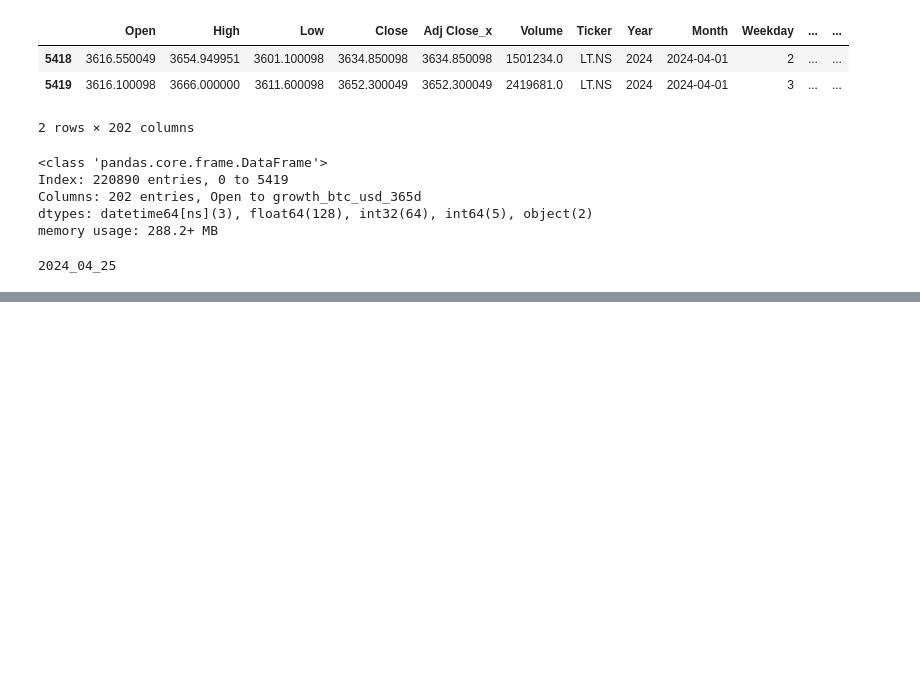
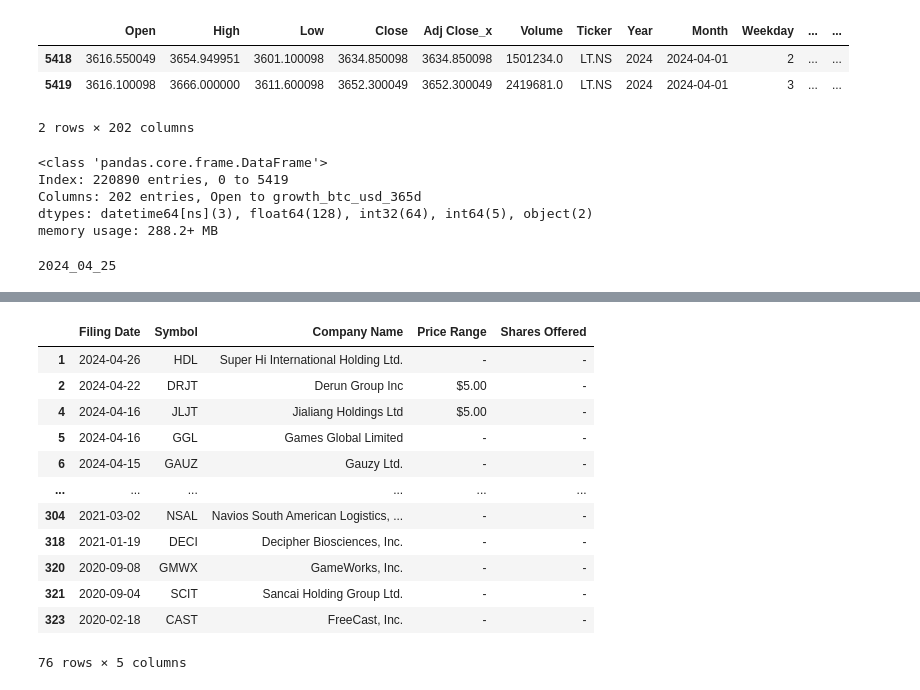
Before and after one commit to lucapug/dtc-stock-markets-analytics-zoomcamp, a Jupyter notebook: cohorts/2024/SMA_zoomcamp_lab2_and_HW2.ipynb, the cells around one changed output, grey strips where cells are left out. Cells and saved outputs as stored; diff of their text form; code cells hidden in the pictures; blank space fills up the shorter version.

```diff
--- a/cohorts/2024/SMA_zoomcamp_lab2_and_HW2.ipynb
+++ b/cohorts/2024/SMA_zoomcamp_lab2_and_HW2.ipynb
@@ -2413,0 +2469,17 @@ m16.to_parquet(f'stocks_df_combined_{date_str}.parquet.brotli',
+# %%
+missing_shares_offered_df = ipo_filings[ipo_filings['Shares Offered'].astype(str).str.find('-') >= 0]
+missing_shares_offered_df
+# %% [output]
+|  | Filing Date | Symbol | Company Name | Price Range | Shares Offered |
+| 1 | 2024-04-26 | HDL | Super Hi International Holding Ltd. | - | - |
+| 2 | 2024-04-22 | DRJT | Derun Group Inc | $5.00 | - |
+| 4 | 2024-04-16 | JLJT | Jialiang Holdings Ltd | $5.00 | - |
+| 5 | 2024-04-16 | GGL | Games Global Limited | - | - |
+| 6 | 2024-04-15 | GAUZ | Gauzy Ltd. | - | - |
+| ... | ... | ... | ... | ... | ... |
+| 304 | 2021-03-02 | NSAL | Navios South American Logistics, ... | - | - |
+| 318 | 2021-01-19 | DECI | Decipher Biosciences, Inc. | - | - |
+| 320 | 2020-09-08 | GMWX | GameWorks, Inc. | - | - |
+| 321 | 2020-09-04 | SCIT | Sancai Holding Group Ltd. | - | - |
+| 323 | 2020-02-18 | CAST | FreeCast, Inc. | - | - |
+76 rows × 5 columns
```
Also changed, not shown: parts of 26 cells of this notebook.
